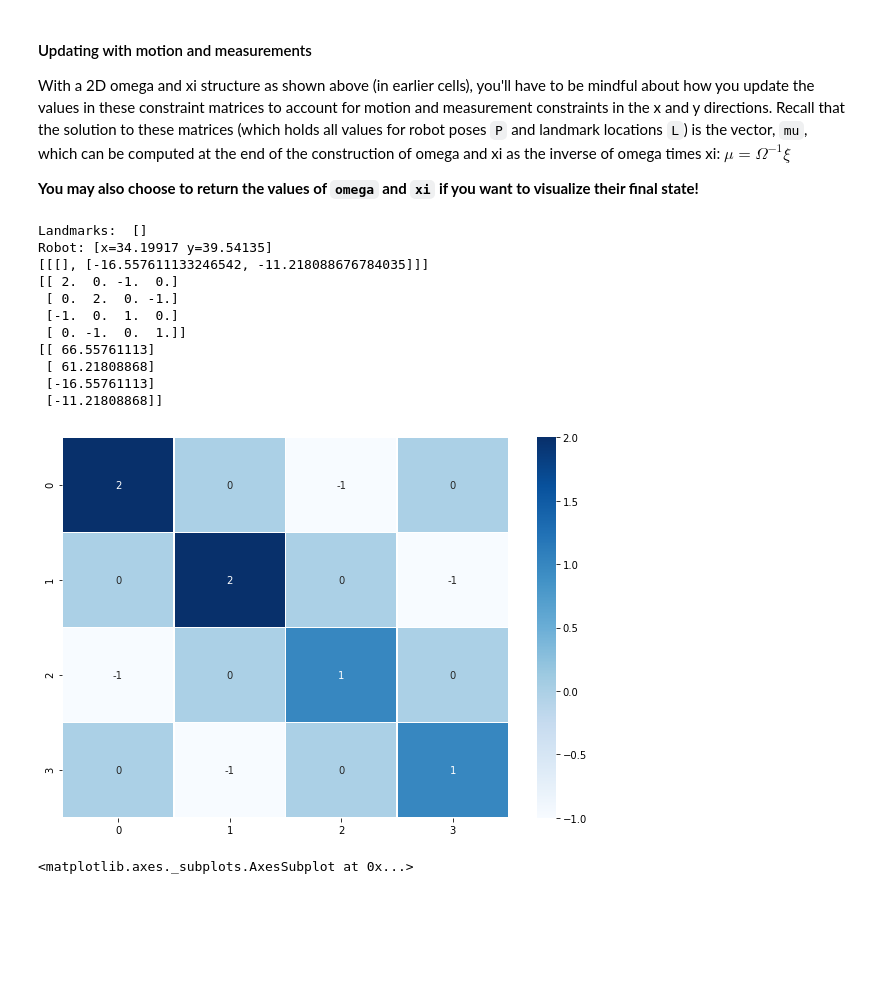
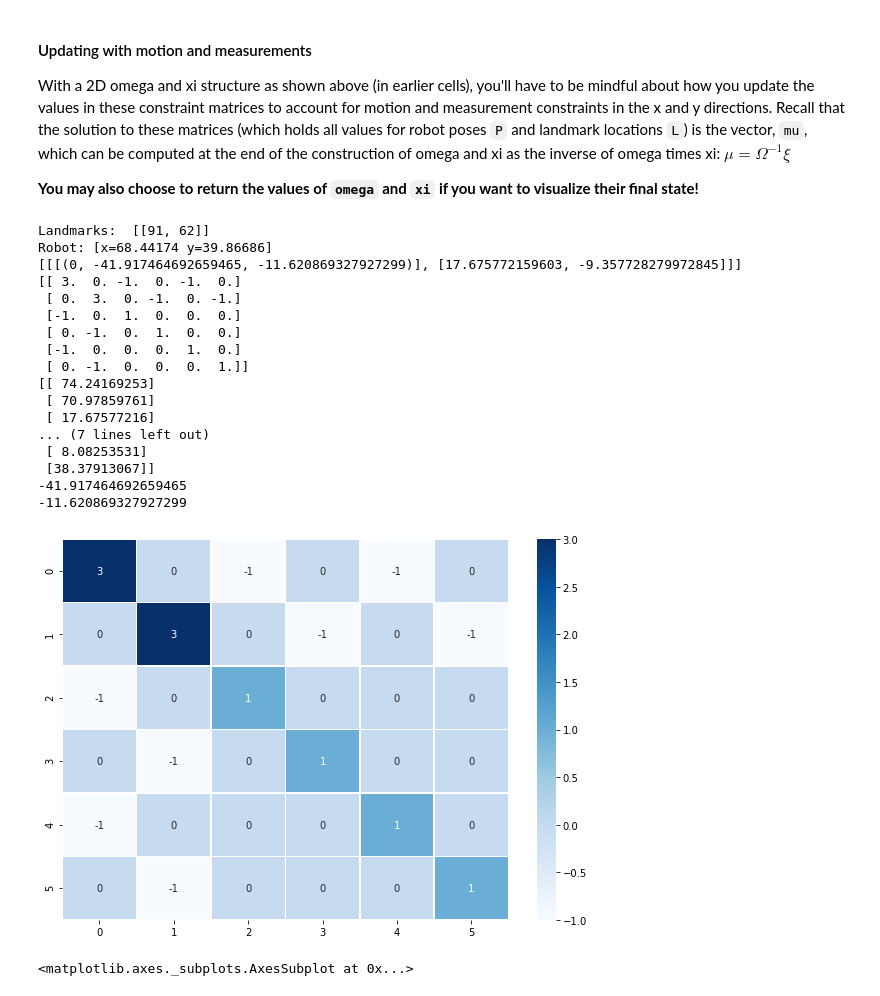
Before and after one commit to DrStS/SimultaneousLocalizationAndMapping, a Jupyter notebook: 3. Landmark Detection and Tracking.ipynb, the cells around one changed output. Drawn from its saved outputs; the diff is of its cells as text; code cells hidden in the pictures; blank space fills up the shorter version.

Commit message:
added new test case

```diff
--- a/3. Landmark Detection and Tracking.ipynb
+++ b/3. Landmark Detection and Tracking.ipynb
@@ -270,40 +258,51 @@ def slam(data, N, num_landmarks, world_size, motion_noise, measurement_noise):
 # %%
 ## Test Data
 #world parameters
-num_landmarks_test      = 0        # number of landmarks
+num_landmarks_test      = 1        # number of landmarks
 N_test                  = 2        # time steps
 world_size_test         = 100.0    # size of world (square)
 
 # robot parameters
 measurement_range_test  = 50.0     # range at which we can sense landmarks
 motion_noise_test       = 1.0      # noise in robot motion
 measurement_noise_test  = 1.0      # noise in the measurements
 distance_test           = 20.0     # distance by which robot (intends to) move each iteratation
 
 
 # make_data instantiates a robot, AND generates random landmarks for a given world size and number of landmarks
 data_test = make_data(N_test, num_landmarks_test, world_size_test, measurement_range_test, motion_noise_test, measurement_noise_test, distance_test)
 omega_test, xi_test, mu = slam(data_test, N_test, num_landmarks_test, world_size_test, motion_noise_test, measurement_noise_test)
 # define figure size
 plt.rcParams["figure.figsize"] = (10,7)
 # display omega
 sns.heatmap(DataFrame(omega_test), cmap='Blues', annot=True, linewidths=.5)
 print(data_test)
 print(omega_test)
 print(xi_test)
+print(mu)
+for i, (measureLandmark_, motion_) in enumerate(data_test):
+    for landmark_index, landmark_x, landmark_y in measureLandmark_:
+        print(landmark_x)
+        print(landmark_y)
 # %% [output]
-Landmarks:  []
-Robot: [x=34.19917 y=39.54135]
-[[[], [-16.557611133246542, -11.218088676784035]]]
-[[ 2.  0. -1.  0.]
- [ 0.  2.  0. -1.]
- [-1.  0.  1.  0.]
- [ 0. -1.  0.  1.]]
-[[ 66.55761113]
- [ 61.21808868]
- [-16.55761113]
- [-11.21808868]]
+Landmarks:  [[91, 62]]
+Robot: [x=68.44174 y=39.86686]
+[[[(0, -41.917464692659465, -11.620869327927299)], [17.675772159603, -9.357728279972845]]]
+[[ 3.  0. -1.  0. -1.  0.]
+ [ 0.  3.  0. -1.  0. -1.]
+ [-1.  0.  1.  0.  0.  0.]
+ [ 0. -1.  0.  1.  0.  0.]
+ [-1.  0.  0.  0.  1.  0.]
+ [ 0. -1.  0.  0.  0.  1.]]
+[[ 74.24169253]
+ [ 70.97859761]
+ [ 17.67577216]
+... (7 lines left out)
+ [ 8.08253531]
+ [38.37913067]]
+-41.917464692659465
+-11.620869327927299
-[figure, old version]
+[figure, new version]
 # %%
 # define  figure size
 plt.rcParams["figure.figsize"] = (1,7)
```
Also changed, not shown: parts of 4 cells of this notebook.
